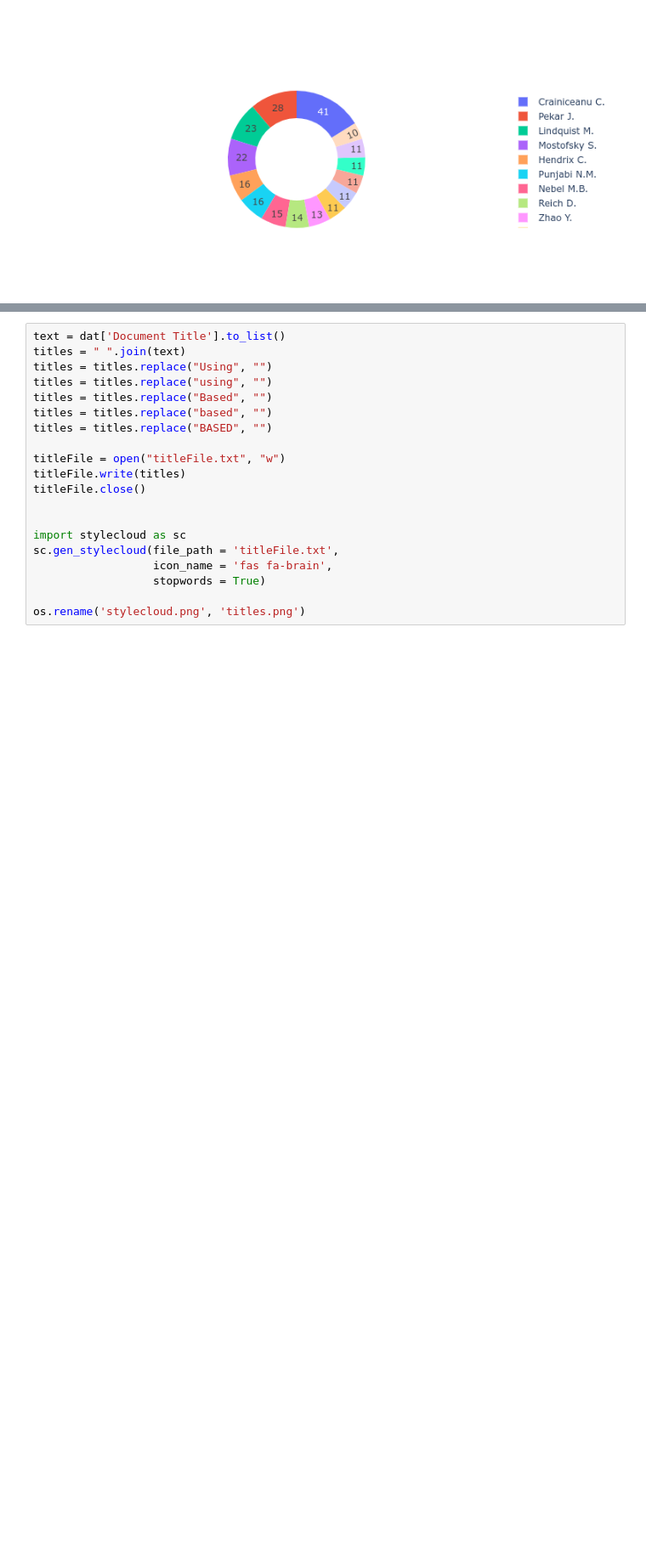
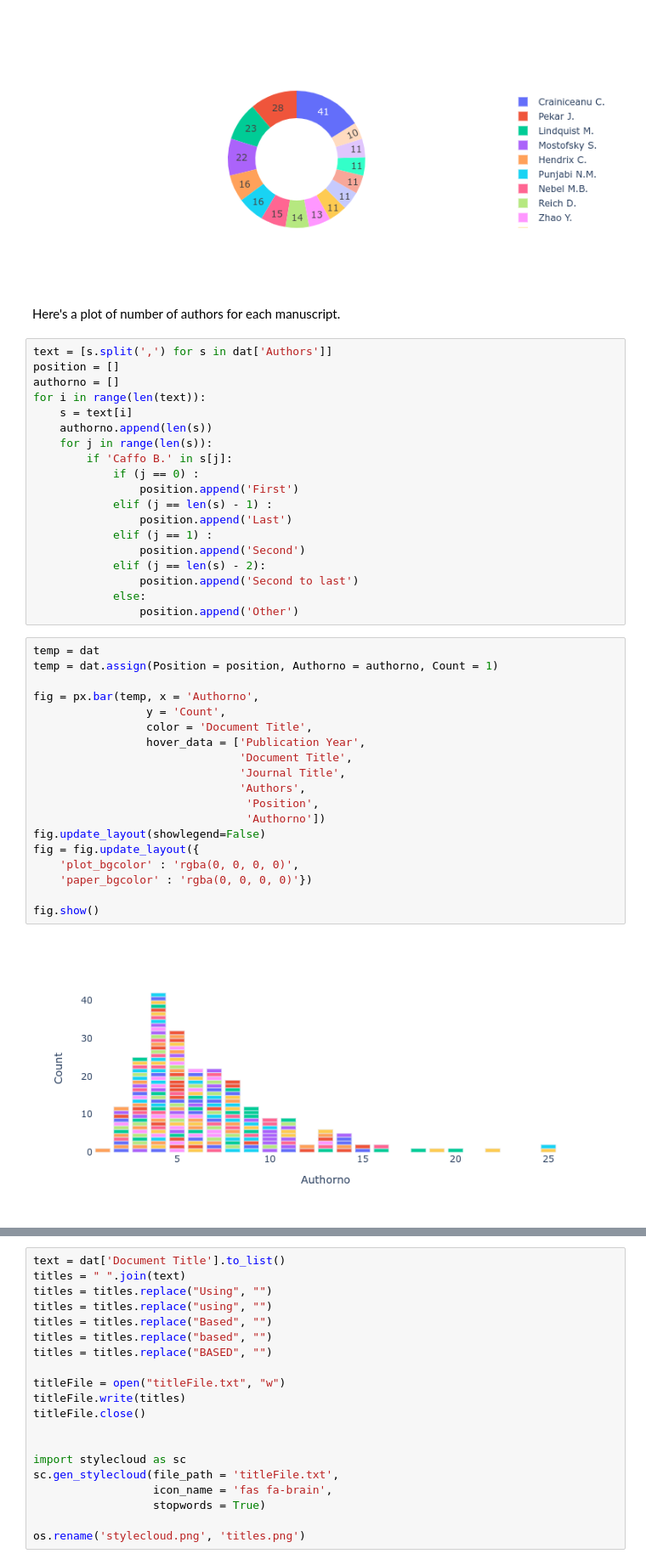
Before and after one commit to bcaffo/cv, a Jupyter notebook: cvJupyter.ipynb, the cells around one changed output, grey strips where cells are left out. Shown at 85% size. Saved outputs shown, nothing was run; the diff lists cells and outputs as text; blank space fills up the shorter version.

```diff
--- a/cvJupyter.ipynb
+++ b/cvJupyter.ipynb
@@ -156,3 +177,45 @@ fig = fig.update_layout({
 fig.show()
 # %% [output]
 [figure]
+# %% [markdown]
+Here's a plot of number of authors for each manuscript.
+# %%
+text = [s.split(',') for s in dat['Authors']]
+position = []
+authorno = []
+for i in range(len(text)):
+    s = text[i]
+    authorno.append(len(s))
+    for j in range(len(s)):
+        if 'Caffo B.' in s[j]:
+            if (j == 0) :
+                position.append('First')
+            elif (j == len(s) - 1) :
+                position.append('Last')
+            elif (j == 1) :
+                position.append('Second')
+            elif (j == len(s) - 2):
+                position.append('Second to last')
+            else:
+                position.append('Other')
+# %%
+temp = dat
+temp = dat.assign(Position = position, Authorno = authorno, Count = 1)
+
+fig = px.bar(temp, x = 'Authorno',
+                 y = 'Count',
+                 color = 'Document Title',
+                 hover_data = ['Publication Year',
+                               'Document Title',
+                               'Journal Title',
+                               'Authors',
+                                'Position',
+                                'Authorno'])
+fig.update_layout(showlegend=False)
+fig = fig.update_layout({
+    'plot_bgcolor' : 'rgba(0, 0, 0, 0)',
+    'paper_bgcolor' : 'rgba(0, 0, 0, 0)'})
+
+fig.show()
+# %% [output]
+[figure, added]
```
Also changed, not shown: parts of 18 cells of this notebook, 4 other files.
